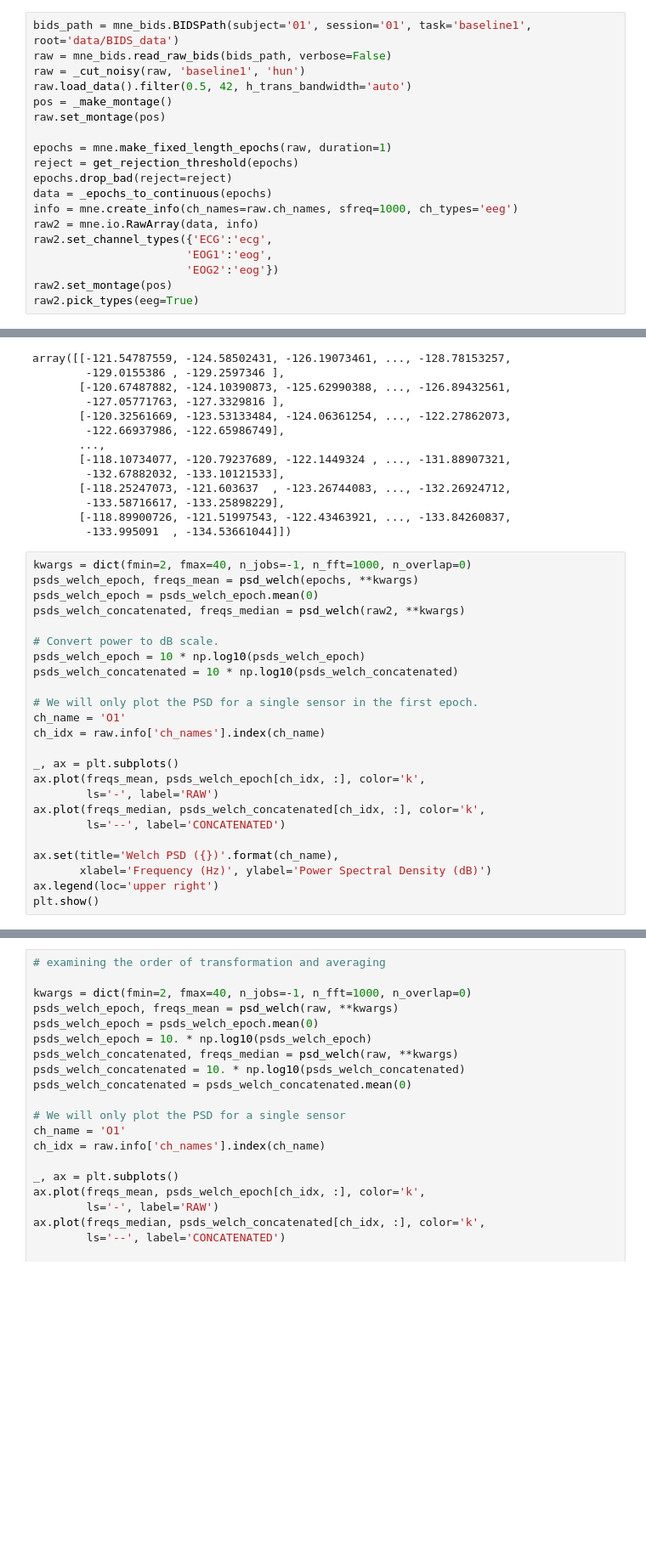
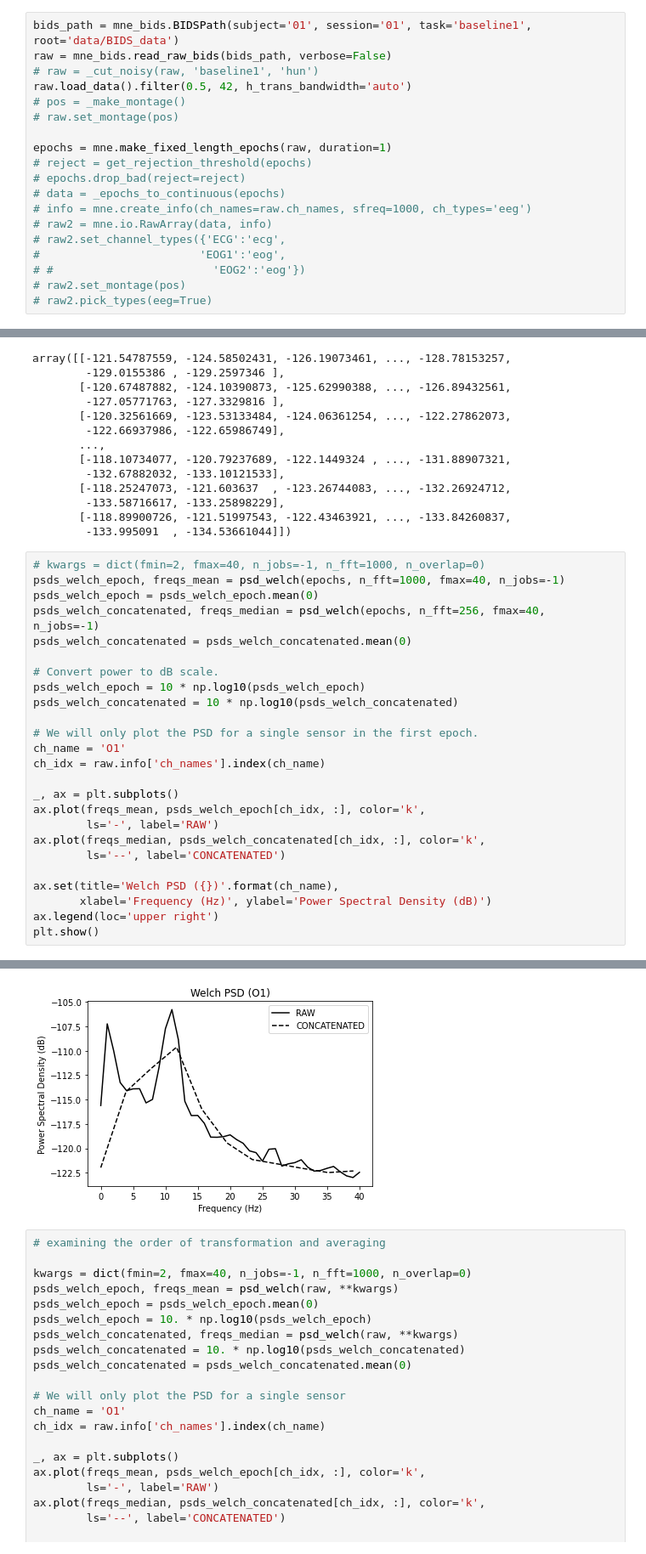
Before and after one commit to sycomix/SuggNet, a Jupyter notebook: notebooks/time_frequency_analysis.ipynb, the cells around one changed output, grey strips where cells are left out. Shown at 85% size. Saved outputs shown, nothing was run; the diff lists cells and outputs as text; blank space fills up the shorter version.

```diff
--- a/notebooks/time_frequency_analysis.ipynb
+++ b/notebooks/time_frequency_analysis.ipynb
@@ -51,19 +41,19 @@ Below image shows is that if we use epoched data and then average over the epoch
 # %%
 bids_path = mne_bids.BIDSPath(subject='01', session='01', task='baseline1', root='data/BIDS_data')
 raw = mne_bids.read_raw_bids(bids_path, verbose=False)
-raw = _cut_noisy(raw, 'baseline1', 'hun')
+# raw = _cut_noisy(raw, 'baseline1', 'hun')
 raw.load_data().filter(0.5, 42, h_trans_bandwidth='auto')
-pos = _make_montage()
-raw.set_montage(pos)
+# pos = _make_montage()
+# raw.set_montage(pos)
 
 epochs = mne.make_fixed_length_epochs(raw, duration=1)
-reject = get_rejection_threshold(epochs)
-epochs.drop_bad(reject=reject)
-data = _epochs_to_continuous(epochs)
-info = mne.create_info(ch_names=raw.ch_names, sfreq=1000, ch_types='eeg')
-raw2 = mne.io.RawArray(data, info)
-raw2.set_channel_types({'ECG':'ecg',
-                       'EOG1':'eog',
-                       'EOG2':'eog'})
-raw2.set_montage(pos)
-raw2.pick_types(eeg=True)
+# reject = get_rejection_threshold(epochs)
+# epochs.drop_bad(reject=reject)
+# data = _epochs_to_continuous(epochs)
+# info = mne.create_info(ch_names=raw.ch_names, sfreq=1000, ch_types='eeg')
+# raw2 = mne.io.RawArray(data, info)
+# raw2.set_channel_types({'ECG':'ecg',
+#                        'EOG1':'eog',
+# #                        'EOG2':'eog'})
+# raw2.set_montage(pos)
+# raw2.pick_types(eeg=True)
@@ -92,10 +100,11 @@ array([[-121.54787559, -124.58502431, -126.19073461, ..., -128.78153257,
        [-118.89900726, -121.51997543, -122.43463921, ..., -133.84260837,
         -133.995091  , -134.53661044]])
 # %%
-kwargs = dict(fmin=2, fmax=40, n_jobs=-1, n_fft=1000, n_overlap=0)
-psds_welch_epoch, freqs_mean = psd_welch(epochs, **kwargs)
+# kwargs = dict(fmin=2, fmax=40, n_jobs=-1, n_fft=1000, n_overlap=0)
+psds_welch_epoch, freqs_mean = psd_welch(epochs, n_fft=1000, fmax=40, n_jobs=-1)
 psds_welch_epoch = psds_welch_epoch.mean(0)
-psds_welch_concatenated, freqs_median = psd_welch(raw2, **kwargs)
+psds_welch_concatenated, freqs_median = psd_welch(epochs, n_fft=256, fmax=40, n_jobs=-1)
+psds_welch_concatenated = psds_welch_concatenated.mean(0)
 
 # Convert power to dB scale.
 psds_welch_epoch = 10 * np.log10(psds_welch_epoch)
@@ -115,3 +124,4 @@ ax.set(title='Welch PSD ({})'.format(ch_name),
        xlabel='Frequency (Hz)', ylabel='Power Spectral Density (dB)')
 ax.legend(loc='upper right')
 plt.show()
+# %% [output]
@@ -118,3 +140,4 @@ plt.show()
+[figure, added]
 # %%
 # examining the order of transformation and averaging
 
```
Also changed, not shown: parts of 3 cells of this notebook.
